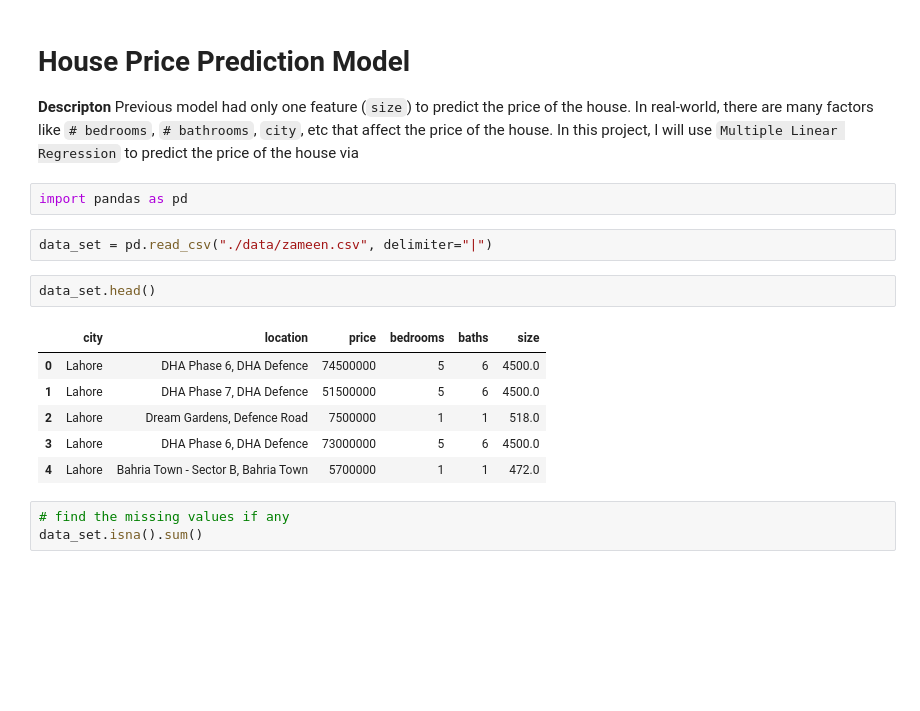
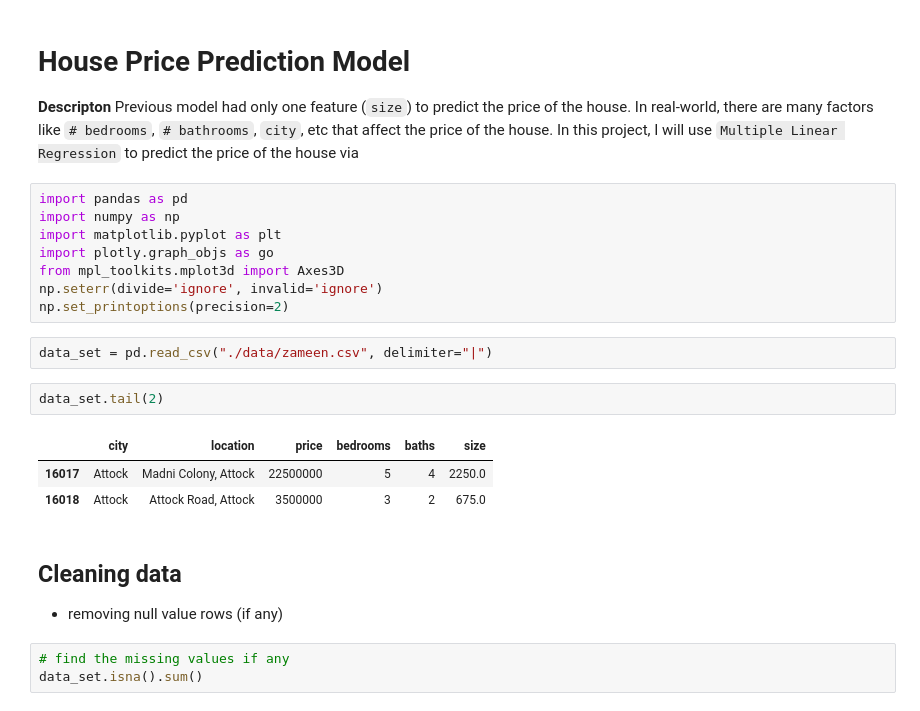
Before and after one commit to IIvexII/Machine-Learning-Projects, a Jupyter notebook: Regression/house_price_MLR.ipynb, the cells around one changed output. Saved outputs shown, nothing was run; the diff lists cells and outputs as text; blank space fills up the shorter version.

```diff
--- a/Regression/house_price_MLR.ipynb
+++ b/Regression/house_price_MLR.ipynb
@@ -2,19 +2,26 @@
 # House Price Prediction Model
 
 **Descripton** Previous model had only one feature (`size`) to predict the price of the house. In real-world, there are many factors like `# bedrooms`, `# bathrooms`, `city`, etc that affect the price of the house. In this project, I will use `Multiple Linear Regression` to predict the price of the house via
-# %%
-import pandas as pd
+# %%
+import pandas as pd
+import numpy as np
+import matplotlib.pyplot as plt
+import plotly.graph_objs as go
+from mpl_toolkits.mplot3d import Axes3D
+np.seterr(divide='ignore', invalid='ignore')
+np.set_printoptions(precision=2)
 # %%
 data_set = pd.read_csv("./data/zameen.csv", delimiter="|")
-# %%
-data_set.head()
-# %% [output]
-|  | city | location | price | bedrooms | baths | size |
-| 0 | Lahore | DHA Phase 6, DHA Defence | 74500000 | 5 | 6 | 4500.0 |
-| 1 | Lahore | DHA Phase 7, DHA Defence | 51500000 | 5 | 6 | 4500.0 |
-| 2 | Lahore | Dream Gardens, Defence Road | 7500000 | 1 | 1 | 518.0 |
-| 3 | Lahore | DHA Phase 6, DHA Defence | 73000000 | 5 | 6 | 4500.0 |
-| 4 | Lahore | Bahria Town - Sector B, Bahria Town | 5700000 | 1 | 1 | 472.0 |
+# %%
+data_set.tail(2)
+# %% [output]
+|  | city | location | price | bedrooms | baths | size |
+| 16017 | Attock | Madni Colony, Attock | 22500000 | 5 | 4 | 2250.0 |
+| 16018 | Attock | Attock Road, Attock | 3500000 | 3 | 2 | 675.0 |
+# %% [markdown]
+## Cleaning data
+
+- removing null value rows (if any)
 # %%
 # find the missing values if any
 data_set.isna().sum()
```
Also changed, not shown: parts of 21 cells of this notebook.
